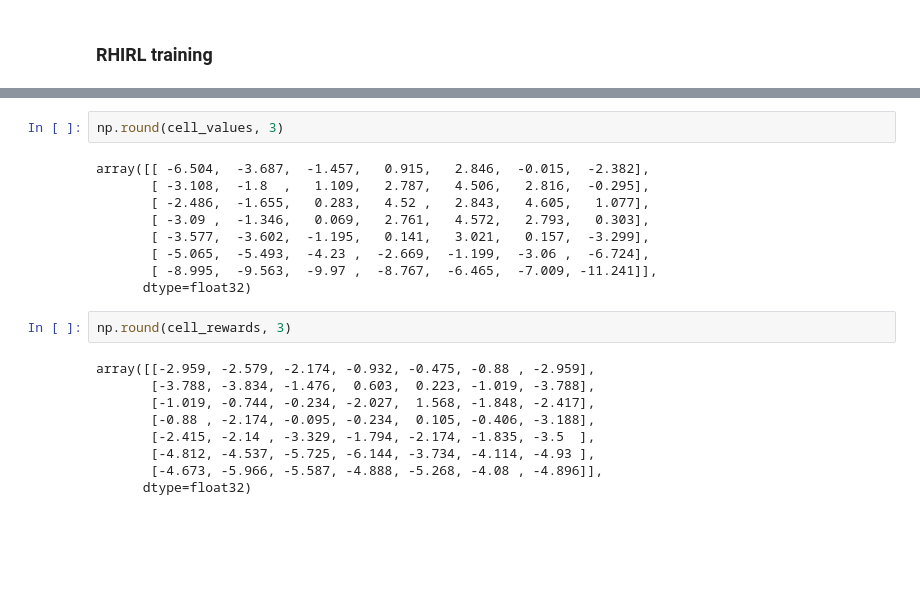
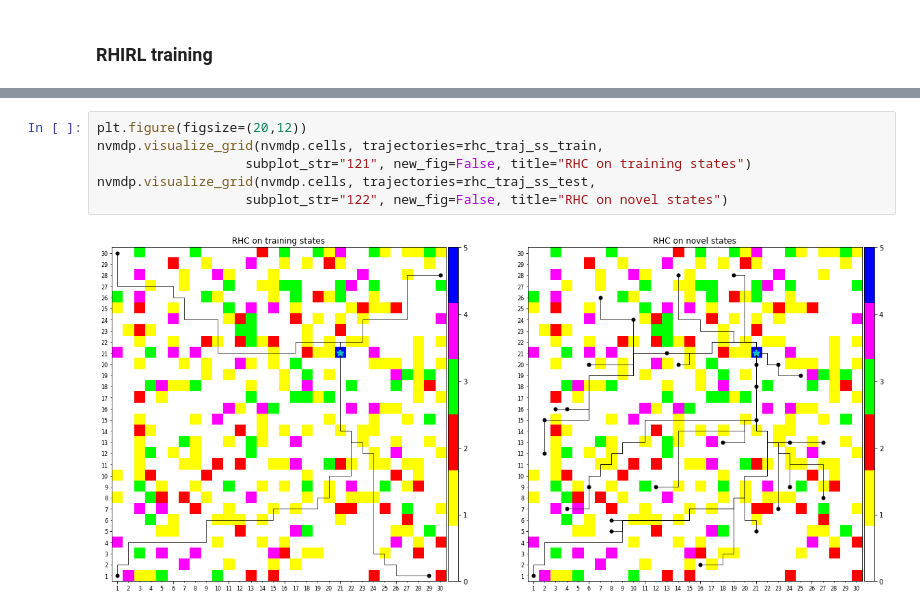
Before and after one commit to yrevar/inverse_rl, a Jupyter notebook: irl/rhirl/RHIRL_Navigation_Experiment.ipynb, the cells around one changed output, grey strips where cells are left out. Cells and saved outputs as stored; diff of their text form; blank space fills up the shorter version.

```diff
--- a/irl/rhirl/RHIRL_Navigation_Experiment.ipynb
+++ b/irl/rhirl/RHIRL_Navigation_Experiment.ipynb
@@ -203,22 +227,8 @@ nvmdp.visualize_grid(cell_values, trajectories=None,
-# %%
-np.round(cell_values, 3)
-# %% [output]
-array([[ -6.504,  -3.687,  -1.457,   0.915,   2.846,  -0.015,  -2.382],
-       [ -3.108,  -1.8  ,   1.109,   2.787,   4.506,   2.816,  -0.295],
-       [ -2.486,  -1.655,   0.283,   4.52 ,   2.843,   4.605,   1.077],
-       [ -3.09 ,  -1.346,   0.069,   2.761,   4.572,   2.793,   0.303],
-       [ -3.577,  -3.602,  -1.195,   0.141,   3.021,   0.157,  -3.299],
-       [ -5.065,  -5.493,  -4.23 ,  -2.669,  -1.199,  -3.06 ,  -6.724],
-       [ -8.995,  -9.563,  -9.97 ,  -8.767,  -6.465,  -7.009, -11.241]],
-      dtype=float32)
-# %%
-np.round(cell_rewards, 3)
-# %% [output]
-array([[-2.959, -2.579, -2.174, -0.932, -0.475, -0.88 , -2.959],
-       [-3.788, -3.834, -1.476,  0.603,  0.223, -1.019, -3.788],
-       [-1.019, -0.744, -0.234, -2.027,  1.568, -1.848, -2.417],
-       [-0.88 , -2.174, -0.095, -0.234,  0.105, -0.406, -3.188],
-       [-2.415, -2.14 , -3.329, -1.794, -2.174, -1.835, -3.5  ],
-       [-4.812, -4.537, -5.725, -6.144, -3.734, -4.114, -4.93 ],
-       [-4.673, -5.966, -5.587, -4.888, -5.268, -4.08 , -4.896]],
-      dtype=float32)
+# %%
+plt.figure(figsize=(20,12))
+nvmdp.visualize_grid(nvmdp.cells, trajectories=rhc_traj_ss_train,
+                   subplot_str="121", new_fig=False, title="RHC on training states")
+nvmdp.visualize_grid(nvmdp.cells, trajectories=rhc_traj_ss_test,
+                   subplot_str="122", new_fig=False, title="RHC on novel states")
+# %% [output]
+[figure, added]
```
Also changed, not shown: parts of 20 cells of this notebook, 1 other file.
